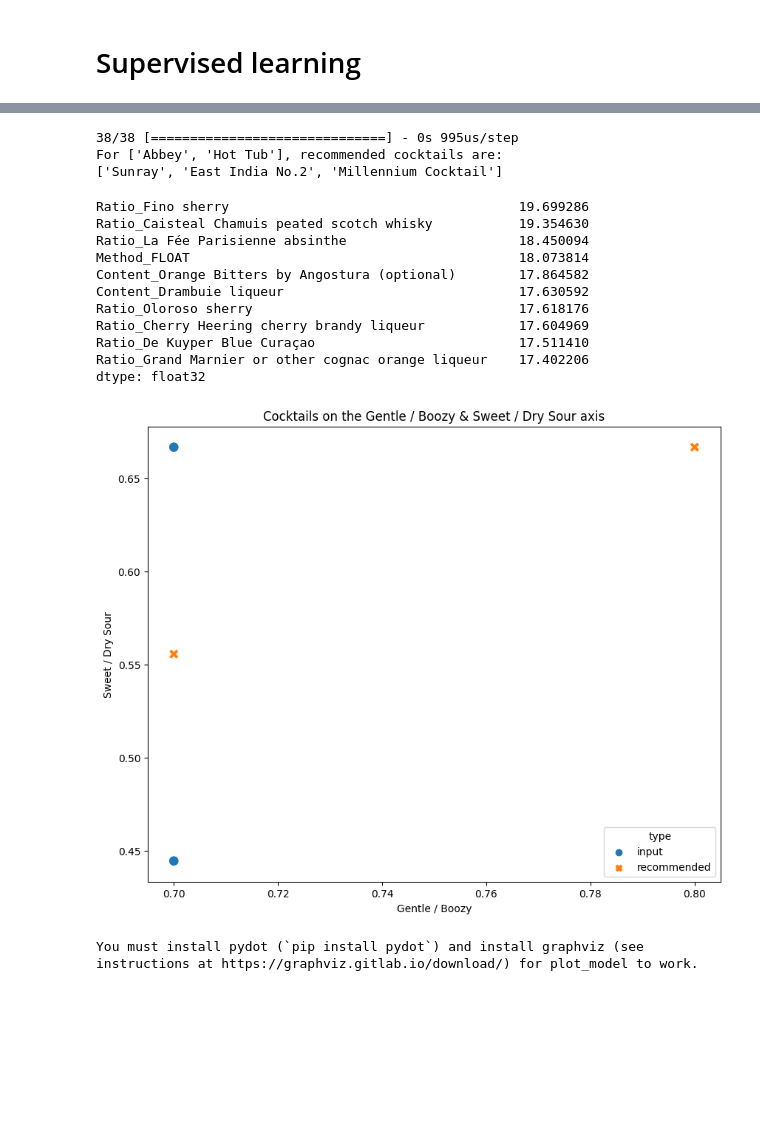
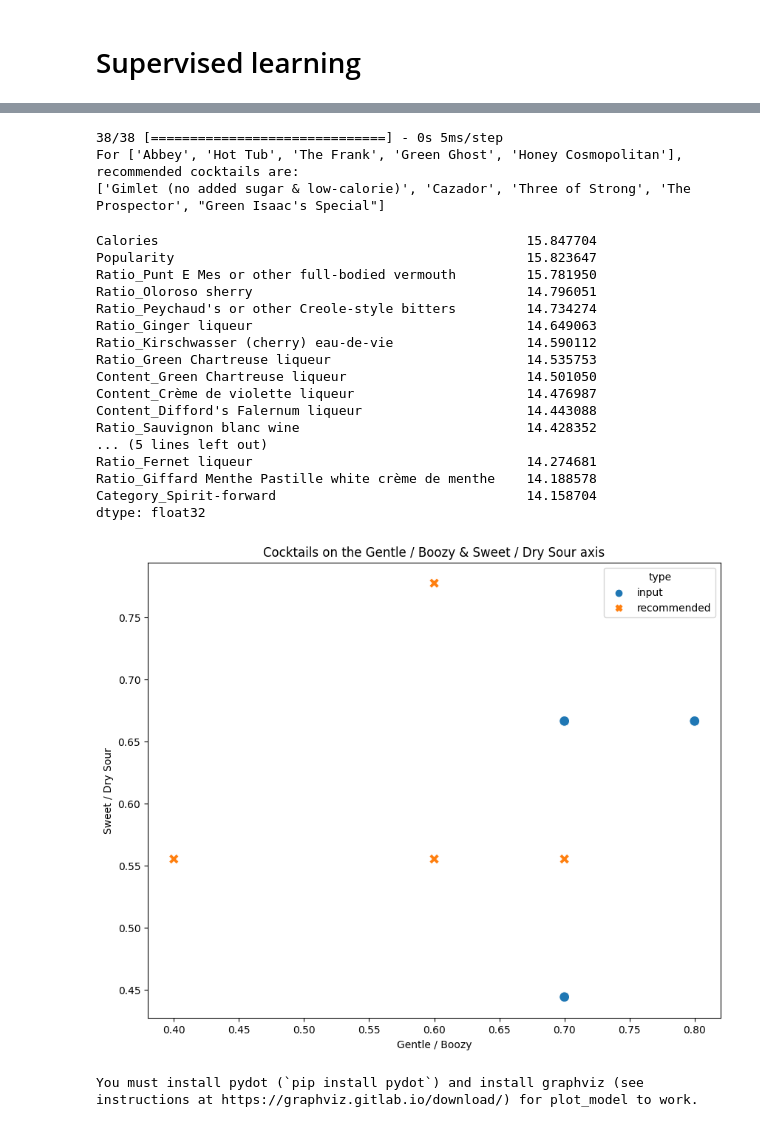
Before and after one commit to whodatboiii/Machine-Learning-Project-in-BA, a Jupyter notebook: difford_scrape.ipynb, the cells around one changed output, grey strips where cells are left out. Cells and saved outputs as stored; diff of their text form; code cells hidden in the pictures; blank space fills up the shorter version.

```diff
--- a/difford_scrape.ipynb
+++ b/difford_scrape.ipynb
@@ -738,11 +739,11 @@ df_scaled
 1207 rows × 795 columns
 # %%
 # Size of the latent space
-latent_dim = 32  # or set it to any other number you want
+latent_dim = 1024  # or set it to any other number you want
 
 # Encoder
 inputs = Input(shape=(df_scaled.shape[1], ))
-encoded = Dense(128, activation='relu')(inputs)
+encoded = Dense(256, activation='relu')(inputs)
 z_mean = Dense(latent_dim)(encoded)
 z_log_var = Dense(latent_dim)(encoded)
 
@@ -758,7 +759,7 @@ z = Lambda(sampling)([z_mean, z_log_var])
 
 # Decoder
 decoder_inputs = Input(shape=(latent_dim,))
-decoder_layer = Dense(128, activation='relu')(decoder_inputs)
+decoder_layer = Dense(256, activation='relu')(decoder_inputs)
 decoder_outputs = Dense(df_scaled.shape[1], activation='sigmoid')(decoder_layer)
 decoder = Model(decoder_inputs, decoder_outputs)
 
@@ -777,7 +778,7 @@ vae.add_loss(vae_loss)
 
 # Compile and fit model
 vae.compile(optimizer='adam')
-vae.fit(df_scaled, df_scaled, epochs=1000, batch_size=32, validation_split=0.2, verbose=0)
+vae.fit(df_scaled, df_scaled, epochs=500, batch_size=32, validation_split=0.2, verbose=0)
 
 # Make a Model to project inputs on the latent space
 encoder = Model(inputs, z_mean)
@@ -815,14 +816,14 @@ def recommend_cocktails(cocktails, nbrs):
     return recommended_cocktails[:5]
 
 # Get recommendations
-cocktails_to_input = ["Abbey", "Hot Tub"]
+cocktails_to_input = ["Abbey", "Hot Tub", "The Frank", "Green Ghost", "Honey Cosmopolitan"]
 recommended_cocktails = recommend_cocktails(cocktails_to_input, nbrs)
 print(f"For {cocktails_to_input}, recommended cocktails are: ")
 print(recommended_cocktails)
 # %% [output]
-38/38 [==============================] - 0s 995us/step
-For ['Abbey', 'Hot Tub'], recommended cocktails are:
-['Sunray', 'East India No.2', 'Millennium Cocktail']
+38/38 [==============================] - 0s 5ms/step
+For ['Abbey', 'Hot Tub', 'The Frank', 'Green Ghost', 'Honey Cosmopolitan'], recommended cocktails are:
+['Gimlet (no added sugar & low-calorie)', 'Cazador', 'Three of Strong', 'The Prospector', "Green Isaac's Special"]
 # %%
 # get the weights from the first layer
 weights_first_layer = vae.layers[1].get_weights()[0]
@@ -834,44 +835,49 @@ weights_sum = numpy.sum(numpy.abs(weights_first_layer), axis=1)
 feature_importance = pd.Series(weights_sum, index=df.columns)
 
 # print the top 10 important features
-print(feature_importance.nlargest(10))
+print(feature_importance.nlargest(20))
 # %% [output]
-Ratio_Fino sherry                                     19.699286
-Ratio_Caisteal Chamuis peated scotch whisky           19.354630
-Ratio_La Fée Parisienne absinthe                      18.450094
-Method_FLOAT                                          18.073814
-Content_Orange Bitters by Angostura (optional)        17.864582
-Content_Drambuie liqueur                              17.630592
-Ratio_Oloroso sherry                                  17.618176
-Ratio_Cherry Heering cherry brandy liqueur            17.604969
-Ratio_De Kuyper Blue Curaçao                          17.511410
-Ratio_Grand Marnier or other cognac orange liqueur    17.402206
+Calories                                               15.847704
+Popularity                                             15.823647
+Ratio_Punt E Mes or other full-bodied vermouth         15.781950
+Ratio_Oloroso sherry                                   14.796051
+Ratio_Peychaud's or other Creole-style bitters         14.734274
+Ratio_Ginger liqueur                                   14.649063
+Ratio_Kirschwasser (cherry) eau-de-vie                 14.590112
+Ratio_Green Chartreuse liqueur                         14.535753
+Content_Green Chartreuse liqueur                       14.501050
+Content_Crème de violette liqueur                      14.476987
+Content_Difford's Falernum liqueur                     14.443088
+Ratio_Sauvignon blanc wine                             14.428352
+... (5 lines left out)
+Ratio_Fernet liqueur                                   14.274681
+Ratio_Giffard Menthe Pastille white crème de menthe    14.188578
+Category_Spirit-forward                                14.158704
 dtype: float32
 # %%
 # Generate your cocktails_to_input and recommended_cocktails
-cocktails_to_input = ["Abbey", "Hot Tub"]
-recommended_cocktails = recommend_cocktails(cocktails_to_input, nbrs)
+recommended_cocktails_vae = recommend_cocktails(cocktails_to_input, nbrs)
 
 # Concatenate the input cocktails and recommended cocktails
-cocktail_list = cocktails_to_input + recommended_cocktails
+cocktail_list_vae = cocktails_to_input + recommended_cocktails_vae
 
 # Select the cocktails in the cocktail list
-df_plot = df_scaled.loc[cocktail_list]
+df_plot_vae = df_scaled.loc[cocktail_list_vae]
 
 # Create two new columns for the axes you're interested in
-df_plot['Gentle / Boozy'] = df_plot['Gentle / Boozy']  # replace with the actual column name
-df_plot['Sweet / Dry Sour'] = df_plot['Sweet / Dry Sour']  # replace with the actual column name
+df_plot_vae['Gentle / Boozy'] = df_plot_vae['Gentle / Boozy']  # replace with the actual column name
+df_plot_vae['Sweet / Dry Sour'] = df_plot_vae['Sweet / Dry Sour']  # replace with the actual column name
 
 # Create a new column 'type' that labels whether the cocktail is an input or a recommendation
-df_plot['type'] = df_plot.index.map(lambda x: 'input' if x in cocktails_to_input else 'recommended')
+df_plot_vae['type'] = df_plot_vae.index.map(lambda x: 'input' if x in cocktails_to_input else 'recommended')
 
 # Plot the cocktails on the Gentle / Boozy & Sweet / Dry Sour axis
 plt.figure(figsize=(10, 8))
-sns.scatterplot(data=df_plot, x='Gentle / Boozy', y='Sweet / Dry Sour', hue='type', style='type', s=100)
+sns.scatterplot(data=df_plot_vae, x='Gentle / Boozy', y='Sweet / Dry Sour', hue='type', style='type', s=100)
 plt.title('Cocktails on the Gentle / Boozy & Sweet / Dry Sour axis')
 plt.show()
 # %% [output]
-[figure, old version]
+[figure, new version]
 # %%
 plot_model(vae, to_file='model.png', show_shapes=True, show_layer_names=True)
 # %% [output]
```
Also changed, not shown: parts of 12 cells of this notebook, 1 other file.
